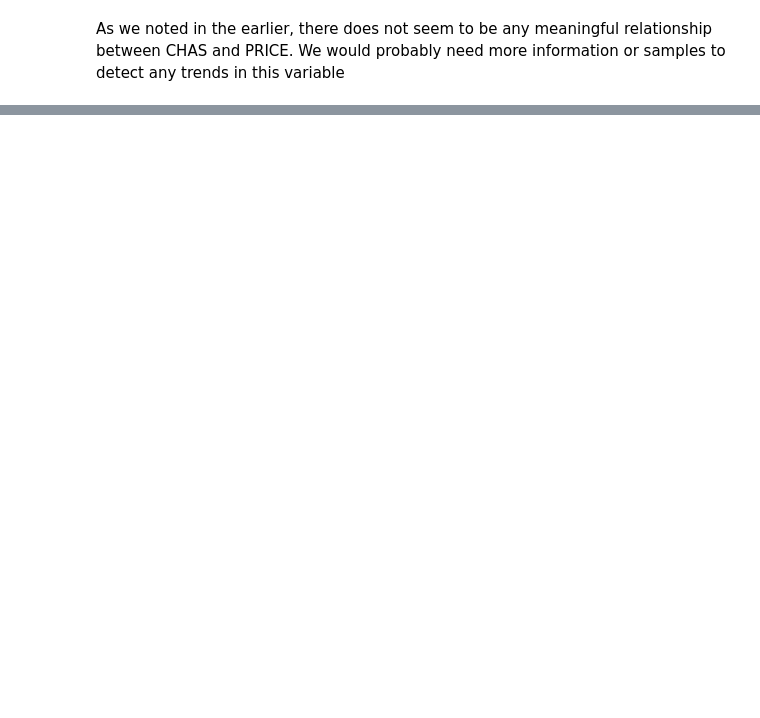
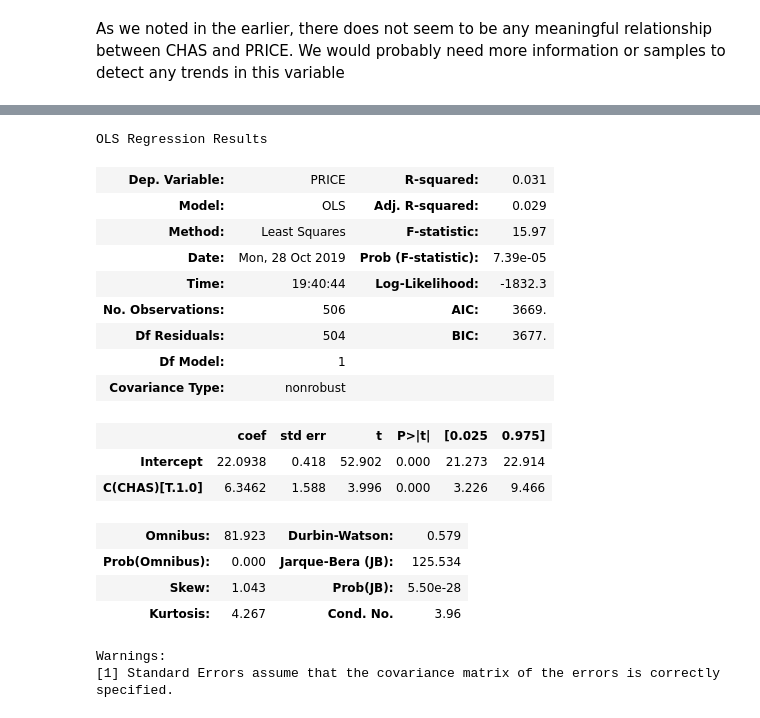
Before and after one commit to zoecahill1/machine-project, a Jupyter notebook: boston-dataset.ipynb, the cells around one changed output, grey strips where cells are left out. Drawn from its saved outputs; the diff is of its cells as text; code cells hidden in the pictures; blank space fills up the shorter version.

```diff
--- a/boston-dataset.ipynb
+++ b/boston-dataset.ipynb
@@ -494,0 +531,26 @@ As we noted in the earlier, there does not seem to be any meaningful relationshi
+# %%
+# Fitting the model using just
+from statsmodels.formula.api import ols
+model = ols("PRICE ~ C(CHAS)", data=df)
+results = model.fit()
+results.summary()
+# %% [output]
+OLS Regression Results
+| Dep. Variable: | PRICE | R-squared: | 0.031 |
+| Model: | OLS | Adj. R-squared: | 0.029 |
+| Method: | Least Squares | F-statistic: | 15.97 |
+| Date: | Mon, 28 Oct 2019 | Prob (F-statistic): | 7.39e-05 |
+| Time: | 19:40:44 | Log-Likelihood: | -1832.3 |
+| No. Observations: | 506 | AIC: | 3669. |
+| Df Residuals: | 504 | BIC: | 3677. |
+| Df Model: | 1 |  |  |
+| Covariance Type: | nonrobust |  |  |
+|  | coef | std err | t | P>|t| | [0.025 | 0.975] |
+| Intercept | 22.0938 | 0.418 | 52.902 | 0.000 | 21.273 | 22.914 |
+| C(CHAS)[T.1.0] | 6.3462 | 1.588 | 3.996 | 0.000 | 3.226 | 9.466 |
+| Omnibus: | 81.923 | Durbin-Watson: | 0.579 |
+| Prob(Omnibus): | 0.000 | Jarque-Bera (JB): | 125.534 |
+| Skew: | 1.043 | Prob(JB): | 5.50e-28 |
+| Kurtosis: | 4.267 | Cond. No. | 3.96 |
+Warnings:
+[1] Standard Errors assume that the covariance matrix of the errors is correctly specified.
```
Also changed, not shown: parts of 61 cells of this notebook.
